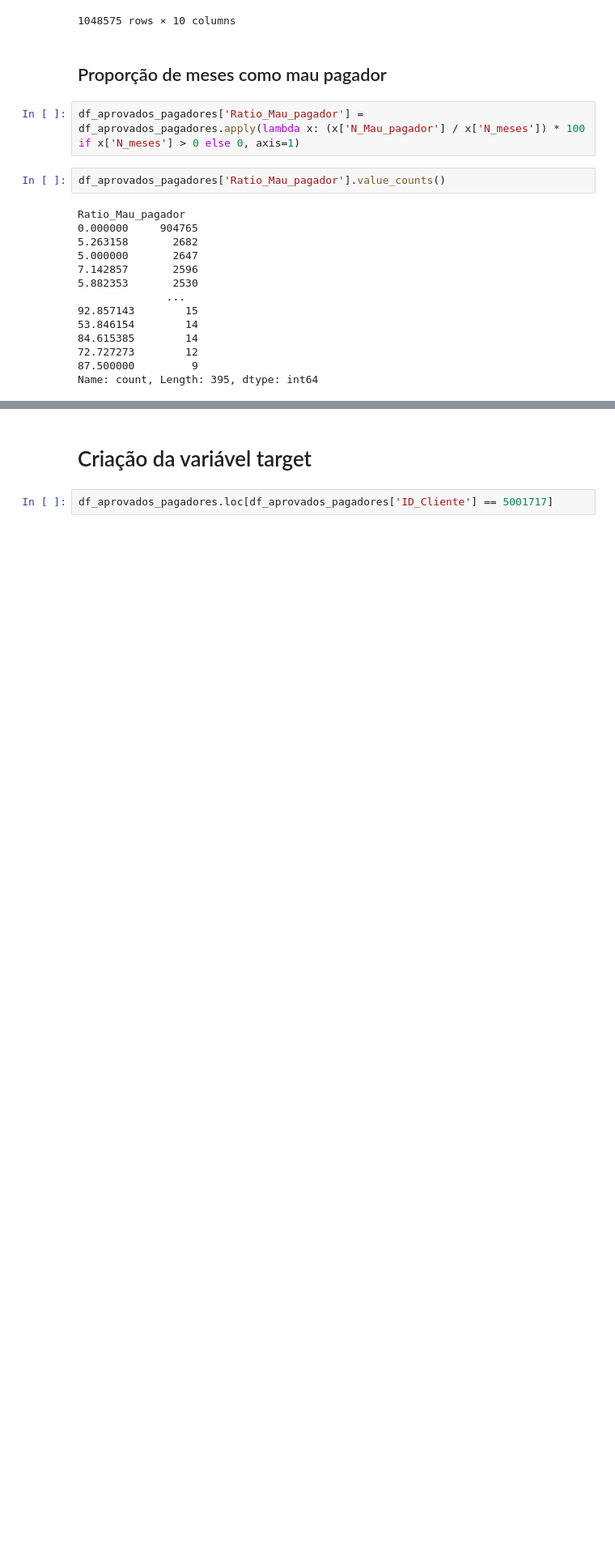
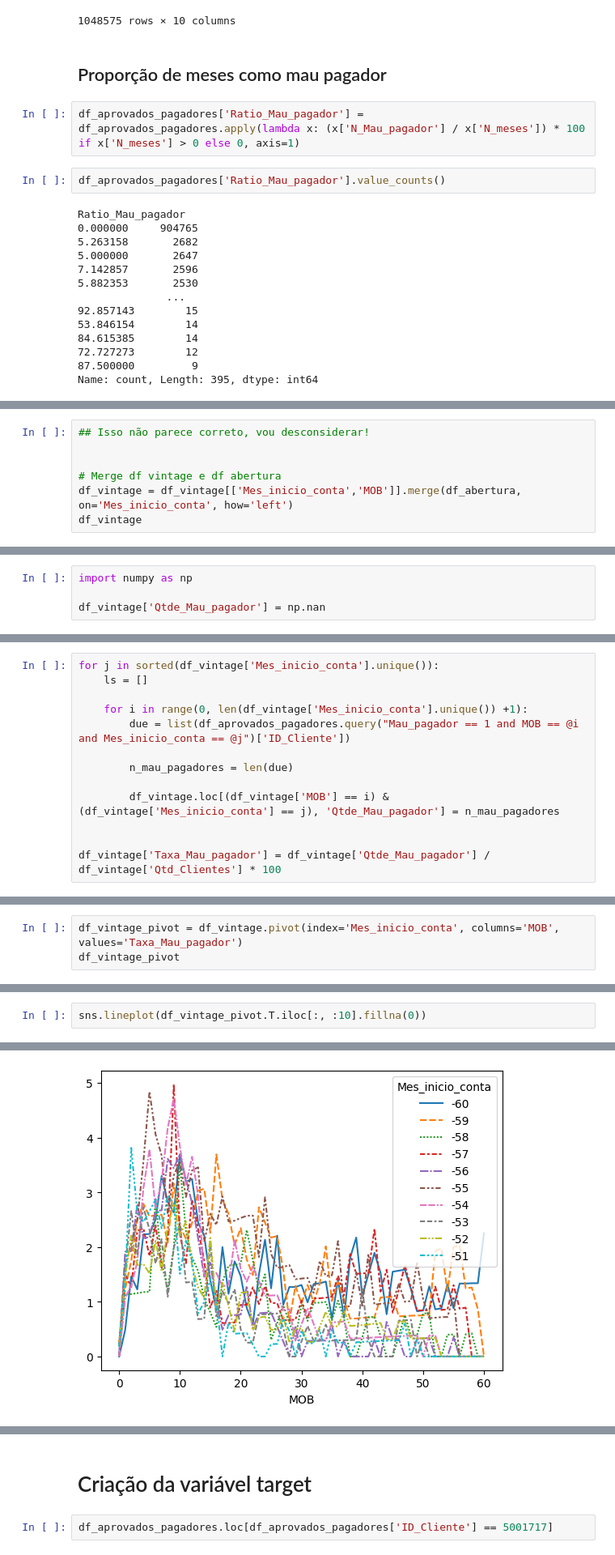
Before and after one commit to jackson-simionato/fase4_pos_tech, a Jupyter notebook: 2_Deploy_de_Aplicacoes/2_2_Criando_Variavel_Target/2_2_Criando_Variavel_Target.ipynb, the cells around one changed output, grey strips where cells are left out. Shown at 81% size. Saved outputs shown, nothing was run; the diff lists cells and outputs as text; blank space fills up the shorter version.

```diff
--- a/2_Deploy_de_Aplicacoes/2_2_Criando_Variavel_Target/2_2_Criando_Variavel_Target.ipynb
+++ b/2_Deploy_de_Aplicacoes/2_2_Criando_Variavel_Target/2_2_Criando_Variavel_Target.ipynb
@@ -263,0 +325,7 @@ Name: count, Length: 395, dtype: int64
+# %%
+## Isso não parece correto, vou desconsiderar!
+
+
+# Merge df vintage e df abertura
+df_vintage = df_vintage[['Mes_inicio_conta','MOB']].merge(df_abertura, on='Mes_inicio_conta', how='left')
+df_vintage
@@ -263,0 +348,4 @@ Name: count, Length: 395, dtype: int64
+# %%
+import numpy as np
+
+df_vintage['Qtde_Mau_pagador'] = np.nan
@@ -263,0 +368,13 @@ Name: count, Length: 395, dtype: int64
+# %%
+for j in sorted(df_vintage['Mes_inicio_conta'].unique()):
+    ls = []
+
+    for i in range(0, len(df_vintage['Mes_inicio_conta'].unique()) +1):
+        due = list(df_aprovados_pagadores.query("Mau_pagador == 1 and MOB == @i and Mes_inicio_conta == @j")['ID_Cliente'])
+
+        n_mau_pagadores = len(due)
+
+        df_vintage.loc[(df_vintage['MOB'] == i) & (df_vintage['Mes_inicio_conta'] == j), 'Qtde_Mau_pagador'] = n_mau_pagadores
+
+
+df_vintage['Taxa_Mau_pagador'] = df_vintage['Qtde_Mau_pagador'] / df_vintage['Qtd_Clientes'] * 100
@@ -263,0 +399,3 @@ Name: count, Length: 395, dtype: int64
+# %%
+df_vintage_pivot = df_vintage.pivot(index='Mes_inicio_conta', columns='MOB', values='Taxa_Mau_pagador')
+df_vintage_pivot
@@ -263,0 +453,3 @@ Name: count, Length: 395, dtype: int64
+# %%
+sns.lineplot(df_vintage_pivot.T.iloc[:, :10].fillna(0))
+# %% [output]
@@ -263,0 +457 @@ Name: count, Length: 395, dtype: int64
+[figure, added]
```
Also changed, not shown: parts of 16 cells of this notebook.
